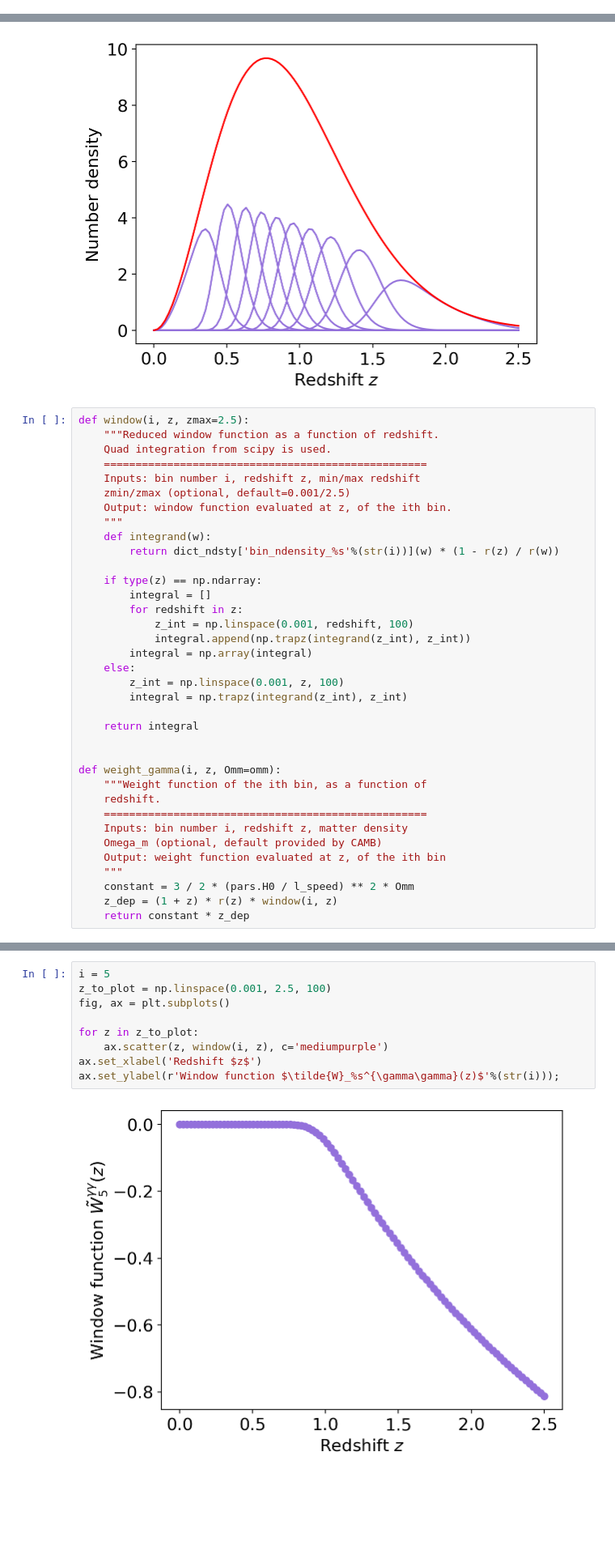
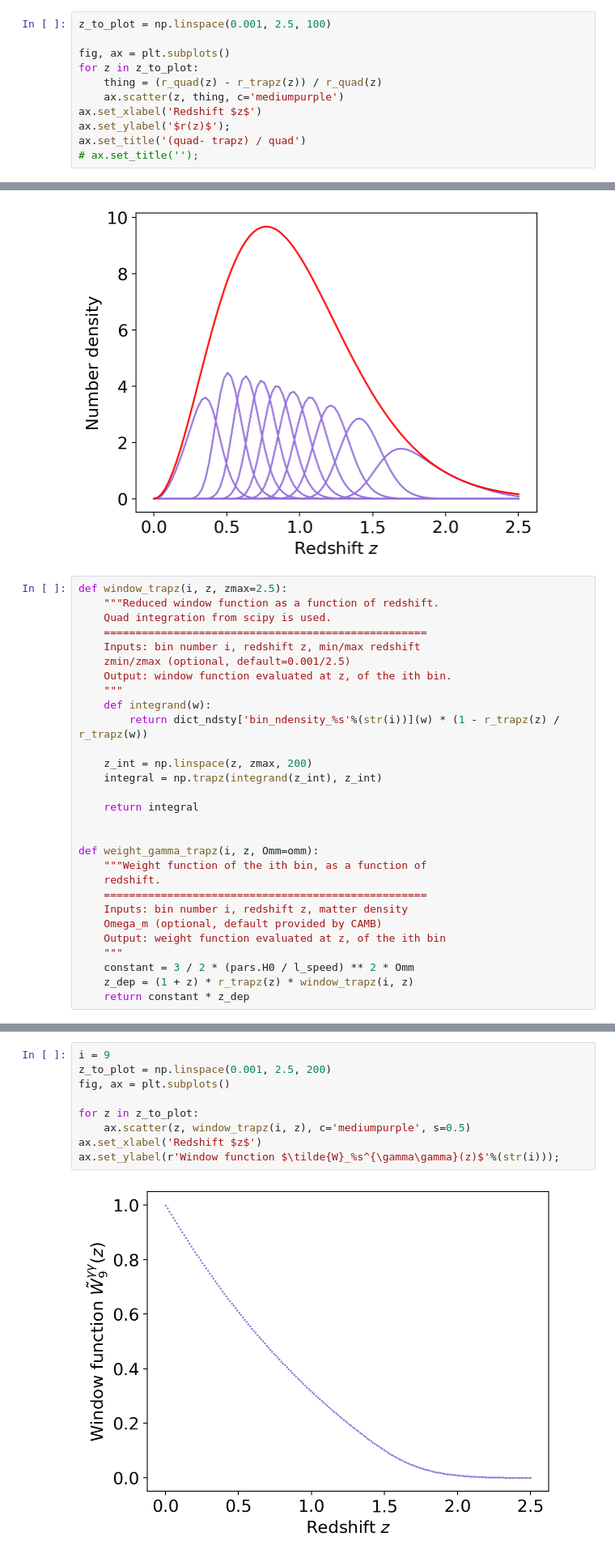
Before and after one commit to vPedreros/dfi-summer-2023, a Jupyter notebook: summer_nb copy.ipynb, the cells around one changed output, grey strips where cells are left out. Shown at 81% size. Cells and saved outputs as stored; diff of their text form; blank space fills up the shorter version.

```diff
--- a/summer_nb copy.ipynb
+++ b/summer_nb copy.ipynb
@@ -117,0 +147,11 @@ def r(z):
+# %%
+z_to_plot = np.linspace(0.001, 2.5, 100)
+
+fig, ax = plt.subplots()
+for z in z_to_plot:
+    thing = (r_quad(z) - r_trapz(z)) / r_quad(z)
+    ax.scatter(z, thing, c='mediumpurple')
+ax.set_xlabel('Redshift $z$')
+ax.set_ylabel('$r(z)$');
+ax.set_title('(quad- trapz) / quad')
+# ax.set_title('');
@@ -262,7 +307,7 @@ ax.set_ylabel('Number density');
 # %% [output]
 [figure]
 # %%
-def window(i, z, zmax=2.5):
+def window_trapz(i, z, zmax=2.5):
     """Reduced window function as a function of redshift.
     Quad integration from scipy is used.
     ===================================================
@@ -271,22 +316,15 @@ def window(i, z, zmax=2.5):
     Output: window function evaluated at z, of the ith bin.
     """
     def integrand(w):
-        return dict_ndsty['bin_ndensity_%s'%(str(i))](w) * (1 - r(z) / r(w))
+        return dict_ndsty['bin_ndensity_%s'%(str(i))](w) * (1 - r_trapz(z) / r_trapz(w))
 
-    if type(z) == np.ndarray:
-        integral = []
-        for redshift in z:
-            z_int = np.linspace(0.001, redshift, 100)
-            integral.append(np.trapz(integrand(z_int), z_int))
-        integral = np.array(integral)
-    else:
-        z_int = np.linspace(0.001, z, 100)
-        integral = np.trapz(integrand(z_int), z_int)
+    z_int = np.linspace(z, zmax, 200)
+    integral = np.trapz(integrand(z_int), z_int)
 
     return integral
 
 
-def weight_gamma(i, z, Omm=omm):
+def weight_gamma_trapz(i, z, Omm=omm):
     """Weight function of the ith bin, as a function of
     redshift.
     ===================================================
@@ -295,5 +333,5 @@ def weight_gamma(i, z, Omm=omm):
     Output: weight function evaluated at z, of the ith bin
     """
     constant = 3 / 2 * (pars.H0 / l_speed) ** 2 * Omm
-    z_dep = (1 + z) * r(z) * window(i, z)
+    z_dep = (1 + z) * r_trapz(z) * window_trapz(i, z)
     return constant * z_dep
@@ -300,11 +367,11 @@ def weight_gamma(i, z, Omm=omm):
 # %%
-i = 5
-z_to_plot = np.linspace(0.001, 2.5, 100)
+i = 9
+z_to_plot = np.linspace(0.001, 2.5, 200)
 fig, ax = plt.subplots()
 
 for z in z_to_plot:
-    ax.scatter(z, window(i, z), c='mediumpurple')
+    ax.scatter(z, window_trapz(i, z), c='mediumpurple', s=0.5)
 ax.set_xlabel('Redshift $z$')
 ax.set_ylabel(r'Window function $\tilde{W}_%s^{\gamma\gamma}(z)$'%(str(i)));
 # %% [output]
-[figure, old version]
+[figure, new version]
```
Also changed, not shown: parts of 12 cells of this notebook, 2 other files.
